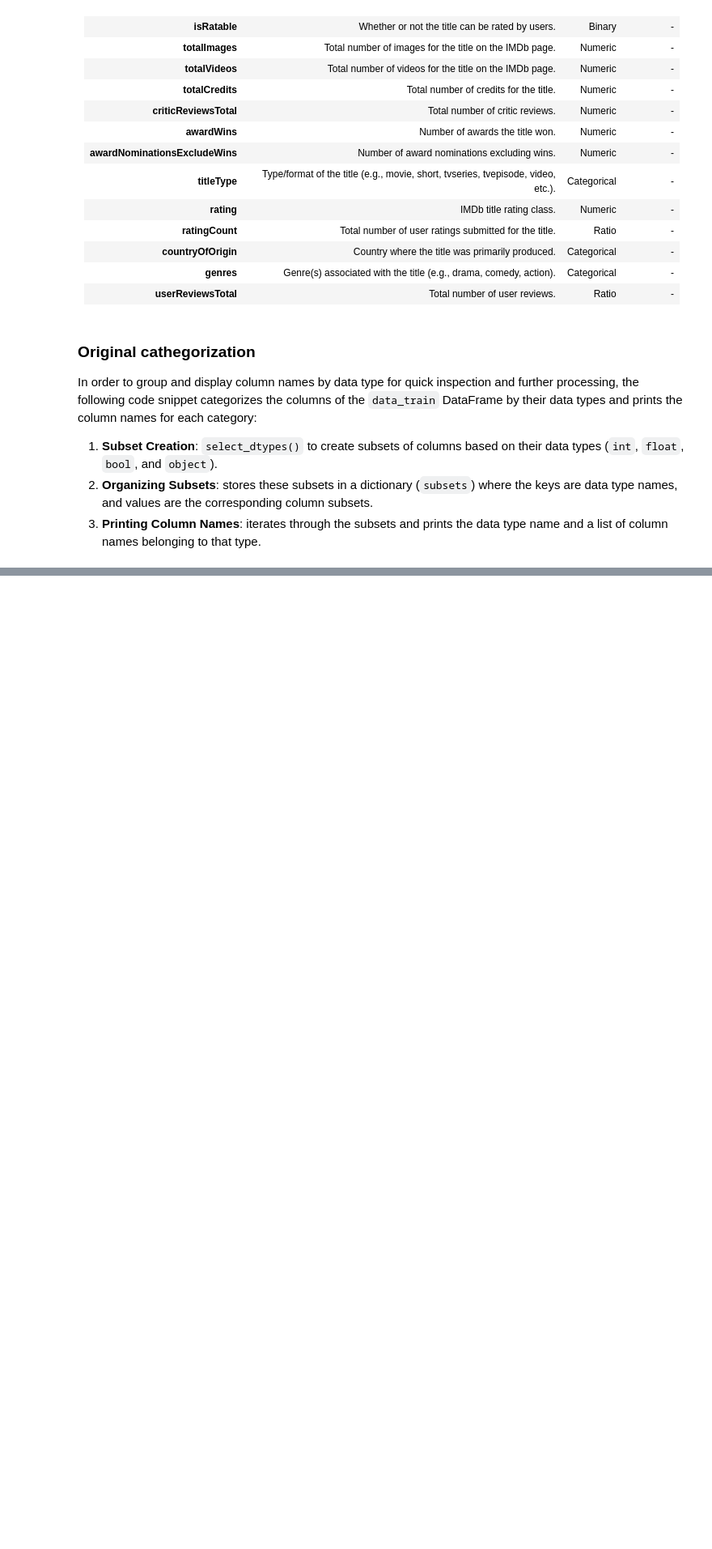
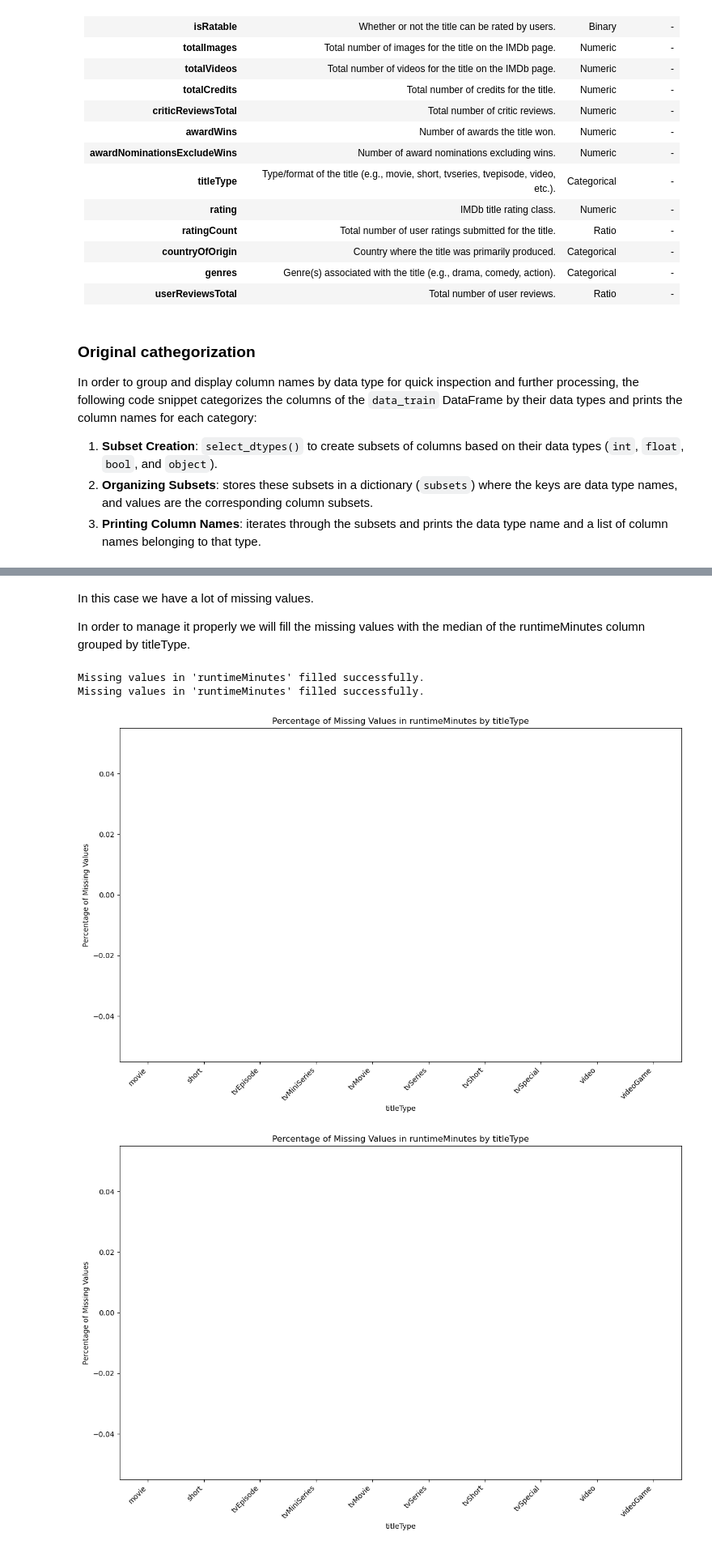
Before and after one commit to FrancescoCuria/IMDb-Data-Analytics, a Jupyter notebook: 00_data_understanding.ipynb, the cells around one changed output, grey strips where cells are left out. Shown at 81% size. Cells and saved outputs as stored; diff of their text form; code cells hidden in the pictures; blank space fills up the shorter version.

```diff
--- a/00_data_understanding.ipynb
+++ b/00_data_understanding.ipynb
@@ -1216,0 +533,44 @@ scaled_test.to_csv('clean data/scaled_test.csv', index=False)"""
+# %% [markdown]
+In this case we have a lot of missing values.
+
+In order to manage it properly we will fill the missing values with the median of the runtimeMinutes column grouped by titleType.
+# %%
+def fill_missing_values(data, column_to_fill, group_by_column):
+    """
+    Fill missing values in a specific column with the median value grouped by another column.
+
+    Args:
+        data (pd.DataFrame): The input dataset containing various columns.
+        column_to_fill (str): The column to fill missing values.
+        group_by_column (str): The column to group by when filling missing values.
+    """
+    # Replace '\\N' with NaN for proper missing value handling
+    data.replace('\\N', np.nan, inplace=True)
+
+    # Ensure the columns exist in the dataset
+    if column_to_fill not in data.columns:
+        raise ValueError(f"Column '{column_to_fill}' not found in the dataset.")
+    if group_by_column not in data.columns:
+        raise ValueError(f"Group-by column '{group_by_column}' not found in the dataset.")
+
+    # Convert the column to fill to numeric (if not already)
+    data[column_to_fill] = pd.to_numeric(data[column_to_fill], errors='coerce')
+
+    # Fill missing values with the median value grouped by the group_by_column
+    data[column_to_fill] = data.groupby(group_by_column)[column_to_fill].transform(
+        lambda x: x.fillna(x.median())
+    )
+
+    print(f"Missing values in '{column_to_fill}' filled successfully.")
+
+# Example usage
+fill_missing_values(data_train, 'runtimeMinutes', 'titleType')
+fill_missing_values(data_test, 'runtimeMinutes', 'titleType')
+
+analyze_missing_values(data_train, 'runtimeMinutes', 'titleType')
+analyze_missing_values(data_test, 'runtimeMinutes', 'titleType')
+# %% [output]
+Missing values in 'runtimeMinutes' filled successfully.
+Missing values in 'runtimeMinutes' filled successfully.
+[figure, added]
+[figure, added]
```
Also changed, not shown: parts of 123 cells of this notebook, 21 other files.
